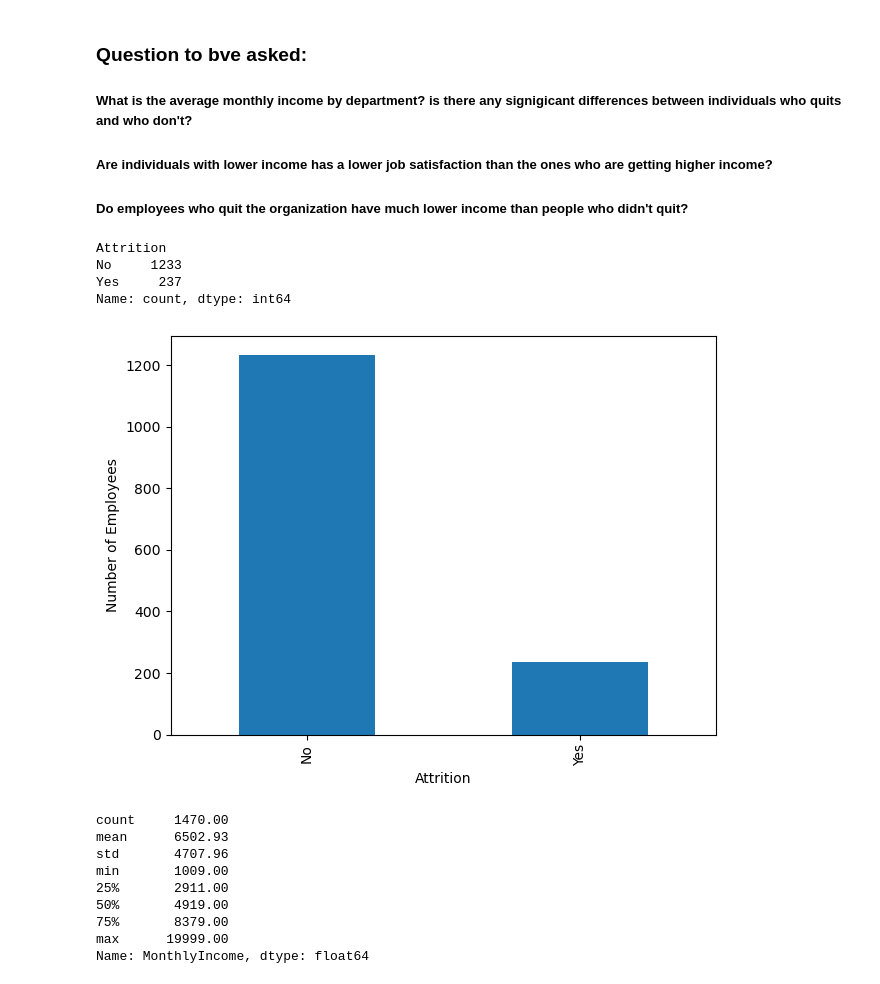
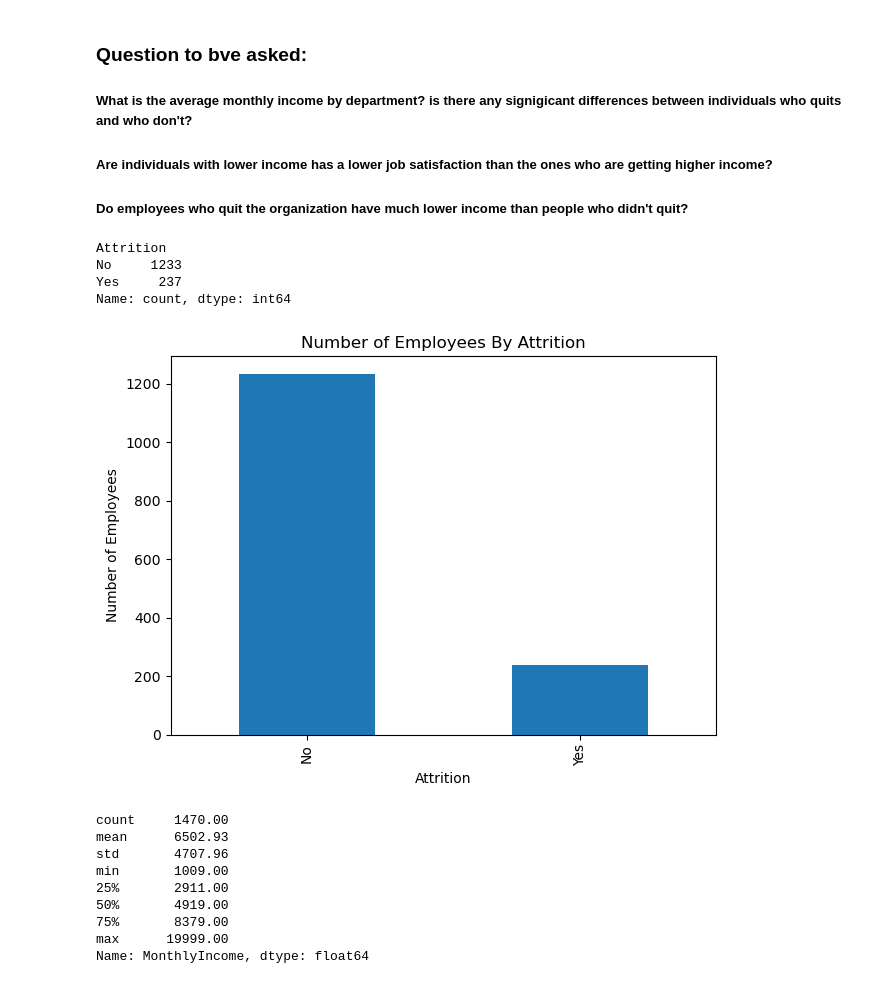
Before and after one commit to Amer4r/group-project-1, a Jupyter notebook: monthly_income_and_attrition.ipynb, the cells around one changed output. Cells and saved outputs as stored; diff of their text form; code cells hidden in the pictures.

```diff
--- a/monthly_income_and_attrition.ipynb
+++ b/monthly_income_and_attrition.ipynb
@@ -159,16 +156,17 @@ Is the income really a major reason for people to leave?
 # %%
 # First we get the total employees Attrition and plot it.
 total_att = cleaned_data['Attrition'].value_counts()
 print(total_att)
-total_att.plot(kind='bar', ylabel='Number of Employees')
+total_att.plot(kind='bar', ylabel='Number of Employees', title='Number of Employees By Attrition')
 plt.tight_layout()
+plt.savefig('monthly_income_output/number_of_employees_by_attrition.png')
 plt.show()
 # %% [output]
 Attrition
 No     1233
 Yes     237
 Name: count, dtype: int64
-[figure, old version]
+[figure, new version]
 # %%
 # Printing summary statistics
 summary_stat = cleaned_data['MonthlyIncome'].describe()
```
Also changed, not shown: parts of 10 cells of this notebook, 6 other files.
